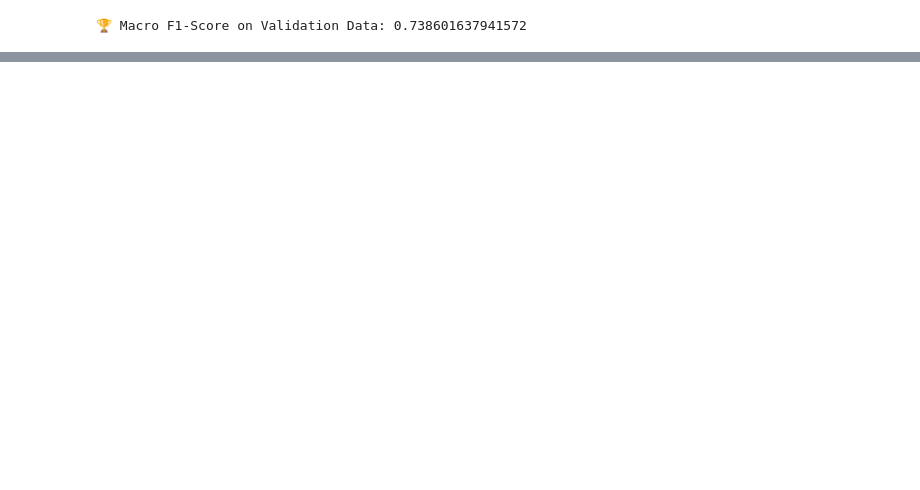
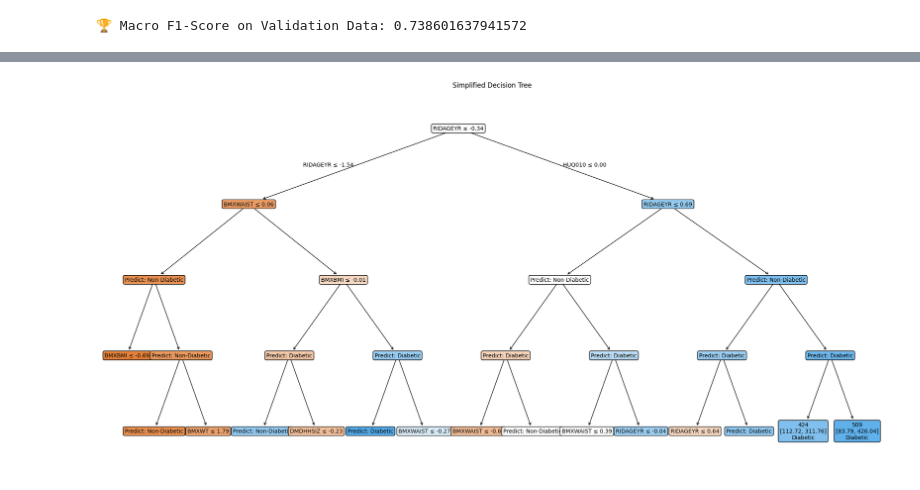
Before and after one commit to NiallGF/Final-Year-Project, a Jupyter notebook: Notebooks/5. DT.ipynb, the cells around one changed output, grey strips where cells are left out. Drawn from its saved outputs; the diff is of its cells as text; code cells hidden in the pictures; blank space fills up the shorter version.

```diff
--- a/Notebooks/5. DT.ipynb
+++ b/Notebooks/5. DT.ipynb
@@ -129,0 +186,44 @@ print(f"🏆 Macro F1-Score on Validation Data: {validation_f1_macro}")
+# %%
+import matplotlib.pyplot as plt
+from sklearn.tree import plot_tree
+
+# Function to generate simplified labels
+def get_clean_labels(tree, feature_names, class_names):
+    labels = []
+    for i in range(tree.tree_.node_count):
+        if tree.tree_.children_left[i] == tree.tree_.children_right[i]:
+            # Leaf node
+            values = tree.tree_.value[i][0]
+            predicted_class = class_names[values.argmax()]
+            labels.append(f"Predict: {predicted_class}")
+        else:
+            # Split condition
+            feat = feature_names[tree.tree_.feature[i]]
+            thresh = tree.tree_.threshold[i]
+            labels.append(f"{feat} ≤ {thresh:.2f}")
+    return labels
+
+# Generate the labels
+clean_labels = get_clean_labels(best_dt, feature_names=X.columns, class_names=['Non-Diabetic', 'Diabetic'])
+
+# Plot the tree (use dummy labels to control text boxes)
+plt.figure(figsize=(20, 10))
+plot = plot_tree(best_dt,
+                 feature_names=X.columns,
+                 class_names=['Non-Diabetic', 'Diabetic'],
+                 filled=True,
+                 rounded=True,
+                 impurity=False,
+                 label='none',
+                 precision=2,
+                 fontsize=10)
+
+# Apply clean labels only to the nodes that match
+for label, text_obj in zip(clean_labels, plt.gca().texts):
+    text_obj.set_text(label)
+
+plt.title("Simplified Decision Tree")
+plt.tight_layout()
+plt.show()
+# %% [output]
+[figure, added]
```
Also changed, not shown: parts of 6 cells of this notebook, 19 other files.
